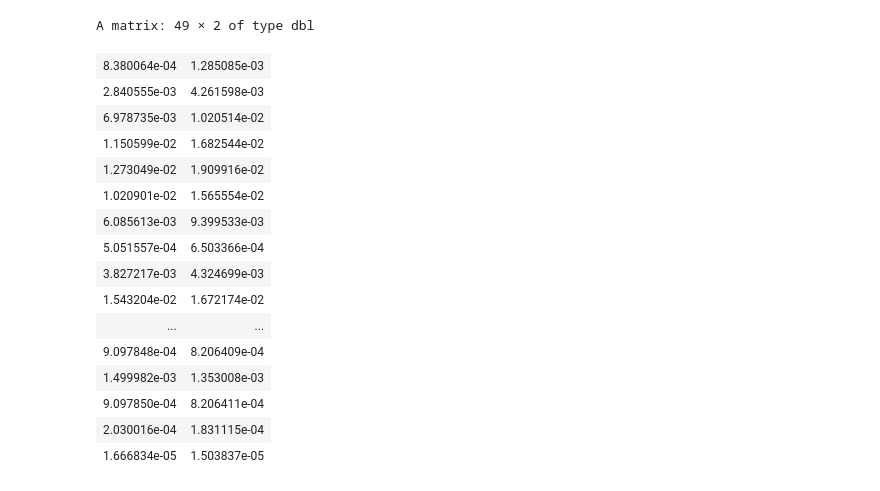
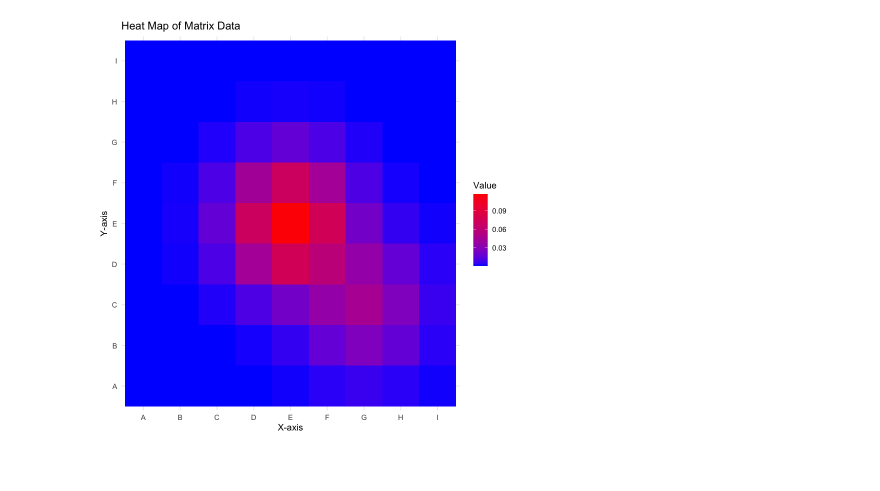
Before and after one commit to TheoMichelot/hmmTMB, a Jupyter notebook: inst/devel/forecast_multivariate.ipynb, the cells around one changed output. Saved outputs shown, nothing was run; the diff lists cells and outputs as text; code cells hidden in the pictures; blank space fills up the shorter version.

Commit message:
Implement code changes to enhance functionality and improve performance

```diff
--- a/inst/devel/forecast_multivariate.ipynb
+++ b/inst/devel/forecast_multivariate.ipynb
@@ -58,12 +77,13 @@ forecast_df <- data.frame(
   ID = rep(1, n_forecast),
   norm_obs = c(NA, NA),
   dir_obs = c(NA, NA),
-  mvnorm_obs = I(replicate(n_forecast, c(NA, NA), simplify = FALSE))
+  mvnorm_obs = I(replicate(n_forecast, c(NA, NA), simplify = FALSE)),
+  tweedie_obs = c(NA, NA)
 )
 
 forecast = Forecast$new(
   hmm = true_mod,
   forecast_data = forecast_df,
-  preset_x_vals = evaluation_vals,
-  starting_state_distribution = starting_state,
+  preset_eval_range = evaluation_vals,
+  starting_state_distribution = starting_state %*% tpm,
 )
@@ -90,20 +90,36 @@ A matrix: 21 × 2 of type dbl
-# %%
-forecast$forecasted_pdfs[['mvnorm_obs']]
-# %% [output]
-A matrix: 49 × 2 of type dbl
-| 8.380064e-04 | 1.285085e-03 |
-| 2.840555e-03 | 4.261598e-03 |
-| 6.978735e-03 | 1.020514e-02 |
-| 1.150599e-02 | 1.682544e-02 |
-| 1.273049e-02 | 1.909916e-02 |
-| 1.020901e-02 | 1.565554e-02 |
-| 6.085613e-03 | 9.399533e-03 |
-| 5.051557e-04 | 6.503366e-04 |
-| 3.827217e-03 | 4.324699e-03 |
-| 1.543204e-02 | 1.672174e-02 |
-| ... | ... |
-| 9.097848e-04 | 8.206409e-04 |
-| 1.499982e-03 | 1.353008e-03 |
-| 9.097850e-04 | 8.206411e-04 |
-| 2.030016e-04 | 1.831115e-04 |
-| 1.666834e-05 | 1.503837e-05 |
+# %%
+eval_dim <- apply(unique(evaluation_vals[["mvnorm_obs"]]), 1, function(row) length(unique(row)))
+true_means <- do.call(rbind, params[["mvnorm_obs"]][c("mu1", "mu2")])
+for (i in seq_len(n_forecast)) {
+  # Forecasted means
+  matrix_data <- matrix(forecast$forecast_dists()[["mvnorm_obs"]][,i], nrow = eval_dim[1], ncol = eval_dim[2])
+  eval_1 <- rowSums(matrix_data)
+  eval_2 <- colSums(matrix_data)
+  mean_1 <- eval_1 %*% unique(evaluation_vals[["mvnorm_obs"]][1,])
+  mean_2 <- eval_2 %*% unique(evaluation_vals[["mvnorm_obs"]][2,])
+
+  # Theoretical means
+  true_means <- do.call(rbind, params[["mvnorm_obs"]][c("mu1", "mu2")])
+  hid_state <- starting_state %*% (tpm %^% i)
+  true_mean <- true_means %*% t(hid_state)
+
+  # Check that the forecasted means match the theoretical means
+  expect_equal(mean_1[1], true_mean[1], tolerance = 0.05)
+  expect_equal(mean_2[1], true_mean[2], tolerance = 0.05)
+
+}
+# %%
+library(ggplot2)
+
+# Convert matrix_data to a data frame for ggplot2
+heatmap_data <- as.data.frame(as.table(matrix_data))
+colnames(heatmap_data) <- c("X", "Y", "Value")
+
+# Plot the heat map
+ggplot(heatmap_data, aes(x = X, y = Y, fill = Value)) +
+  geom_tile() +
+  scale_fill_gradient(low = "blue", high = "red") +
+  theme_minimal() +
+  labs(title = "Heat Map of Matrix Data", x = "X-axis", y = "Y-axis", fill = "Value")
+# %% [output]
+[figure, added]
```
Also changed, not shown: parts of 4 cells of this notebook, 1 other file.
